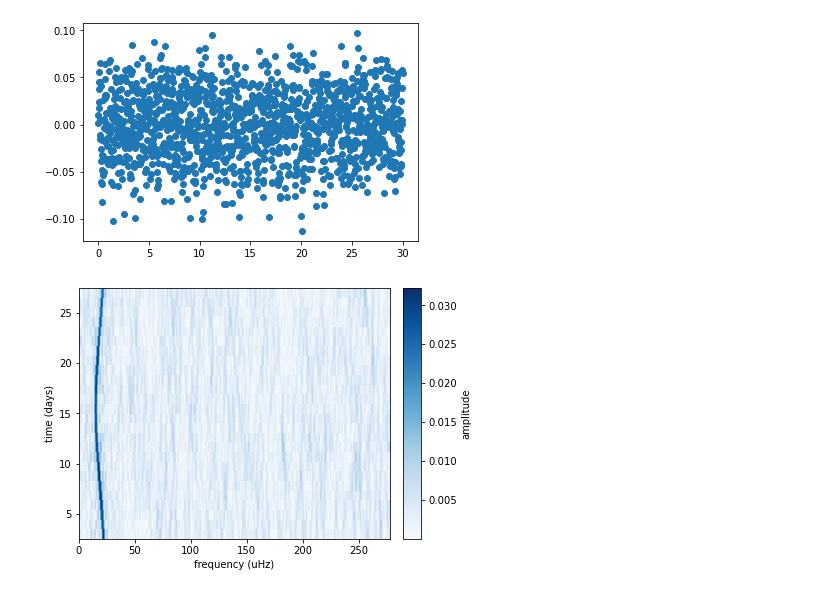
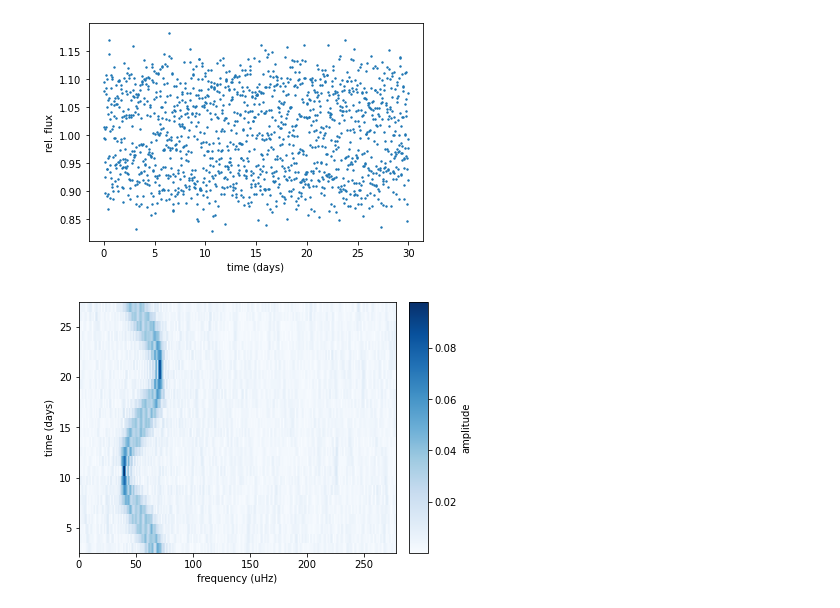
Before and after one commit to keatonb/runningperiodogram, a Jupyter notebook: ExampleNotebook.ipynb, the cells around one changed output. Saved outputs shown, nothing was run; the diff lists cells and outputs as text; code cells hidden in the pictures.

Commit message:
update example

```diff
--- a/ExampleNotebook.ipynb
+++ b/ExampleNotebook.ipynb
@@ -8,15 +5,15 @@ from runningperiodogram import runningperiodogram
 # %%
 #Dramatic example of sinusoid with sinusoidal frequency modulation
 time = np.arange(0,30,1/48.)
-flux = 1+ 0.03*np.sin(10*(time + np.sin(0.2*time))) + 0.03*np.random.randn(len(time))
+flux = 1 + 0.1*np.sin(30*(time + np.sin(0.3*time))) + 0.03*np.random.randn(len(time))
 
 #show data
 plt.scatter(time,flux,s=2)
 plt.xlabel('time (days)')
 plt.ylabel('rel. flux')
 
 #show periodogram
-runningperiodogram(time,flux,filename='example.pdf')
+runningperiodogram(time,flux,filename='example.png')
 # %% [output]
-[figure, old version]
+[figure, new version]
-[figure, old version]
+[figure, new version]
```
Also changed, not shown: parts of 1 cell of this notebook, 2 other files.
